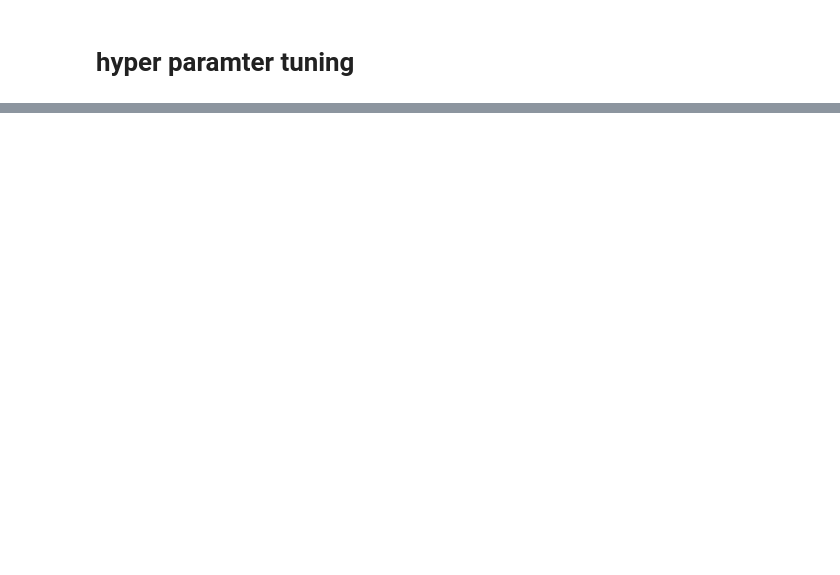
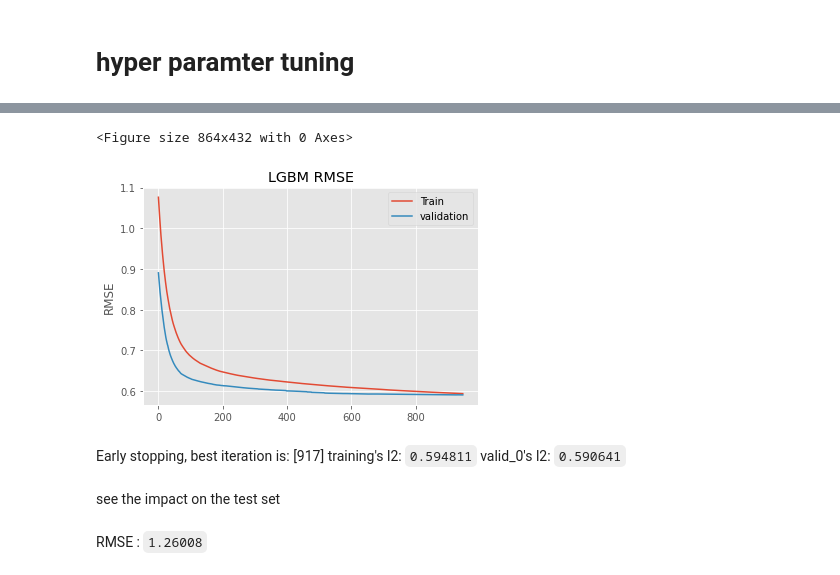
Before and after one commit to mohiiieldin/Predict-Future-Sales-Competition-on-Kaggle-Python-, a Jupyter notebook: Predict_Future_Sales.ipynb, the cells around one changed output, grey strips where cells are left out. Drawn from its saved outputs; the diff is of its cells as text; code cells hidden in the pictures; blank space fills up the shorter version.

```diff
--- a/Predict_Future_Sales.ipynb
+++ b/Predict_Future_Sales.ipynb
@@ -1218,0 +1209,6 @@ to be continue
+# %%
+for fraction in [0.7,0.8,0.9] :
+
+    lgbm = LGBMRegressor(random_state=random_state , num_leaves=50 , bagging_fraction = fraction)
+    lgbm.fit(X_train,y_train)
+    print("bagging_fraction : " , fraction, " RMSE : ", sqrt(mean_squared_error(lgbm.predict(X_val) , y_val)) ,'\n')
@@ -1218,0 +1232,6 @@ to be continue
+# %%
+for fraction in [0.7,0.8,0.9] :
+
+    lgbm = LGBMRegressor(random_state=random_state ,num_leaves=50 , feature_fraction = fraction)
+    lgbm.fit(X_train,y_train)
+    print("feature_fraction : " , fraction, " RMSE : ", sqrt(mean_squared_error(lgbm.predict(X_val) , y_val)) ,'\n')
@@ -1218,0 +1248,7 @@ to be continue
+# %%
+# trying wide range first and then narrow the range
+for value in [0,1,5,10,15,20,25,30,50,60] :
+
+    lgbm = LGBMRegressor(random_state=random_state , num_leaves=50, feature_fraction = 0.9, min_data_in_leaf = value)
+    lgbm.fit(X_train,y_train)
+    print("min_data_in_leaf : " , value, " RMSE : ", sqrt(mean_squared_error(lgbm.predict(X_val) , y_val)) ,'\n')
@@ -1218,0 +1279,4 @@ to be continue
+# %%
+eval_set = [(X_val , y_val),(X_train,y_train)]
+lgbm = LGBMRegressor(n_jobs= -1 , random_state= random_state ,n_estimators= 1000 , learning_rate= 0.02 , num_leaves=50,feature_fraction = 0.9)
+lgbm.fit(X_train, y_train ,eval_set =eval_set, early_stopping_rounds=30 )
@@ -1218,0 +1308,21 @@ to be continue
+# %%
+plt.figure(figsize=(12,6))
+results = lgbm.evals_result_
+epochs = len(results['valid_0']['l2'])
+x_axis = range(0, epochs)
+# plot acuuracy
+fig, ax = plt.subplots()
+ax.plot(x_axis, results['training']['l2'], label='Train')
+ax.plot(x_axis, results['valid_0']['l2'], label='validation')
+ax.legend()
+plt.ylabel('RMSE')
+plt.title('LGBM RMSE')
+plt.show()
+# %% [output]
+<Figure size 864x432 with 0 Axes>
+[figure, added]
+# %% [markdown]
+Early stopping, best iteration is:
+[917]	training's l2: `0.594811`	valid_0's l2: `0.590641`
+# %% [markdown]
+see the impact on the test set
@@ -1218,0 +1343,2 @@ to be continue
+# %% [markdown]
+RMSE : `1.26008`
```
Also changed, not shown: parts of 154 cells of this notebook.
